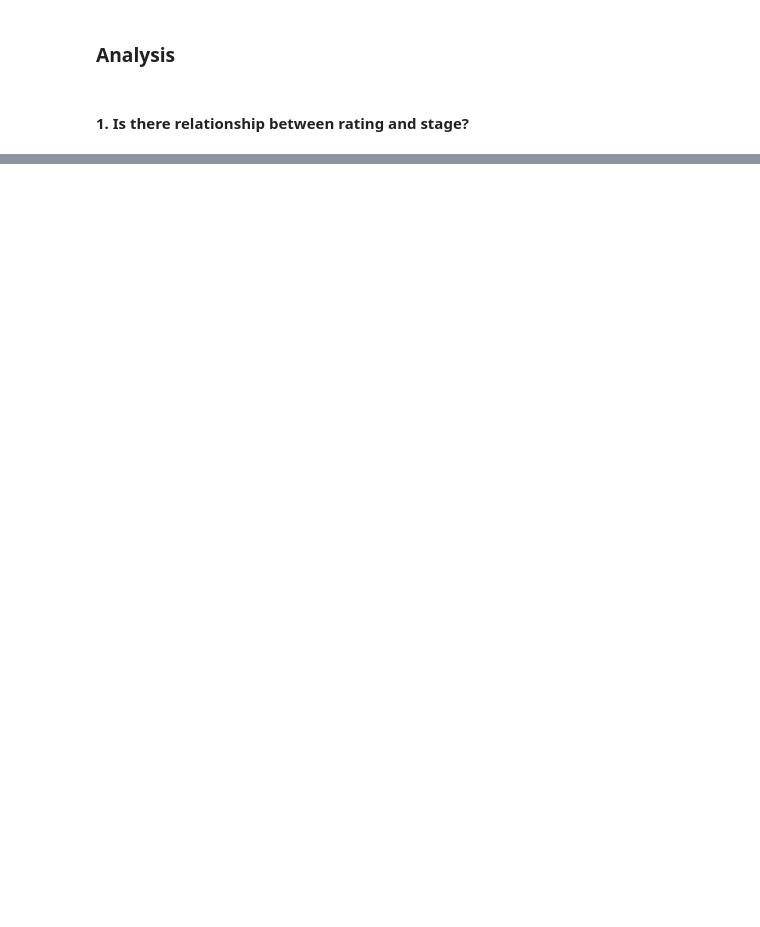
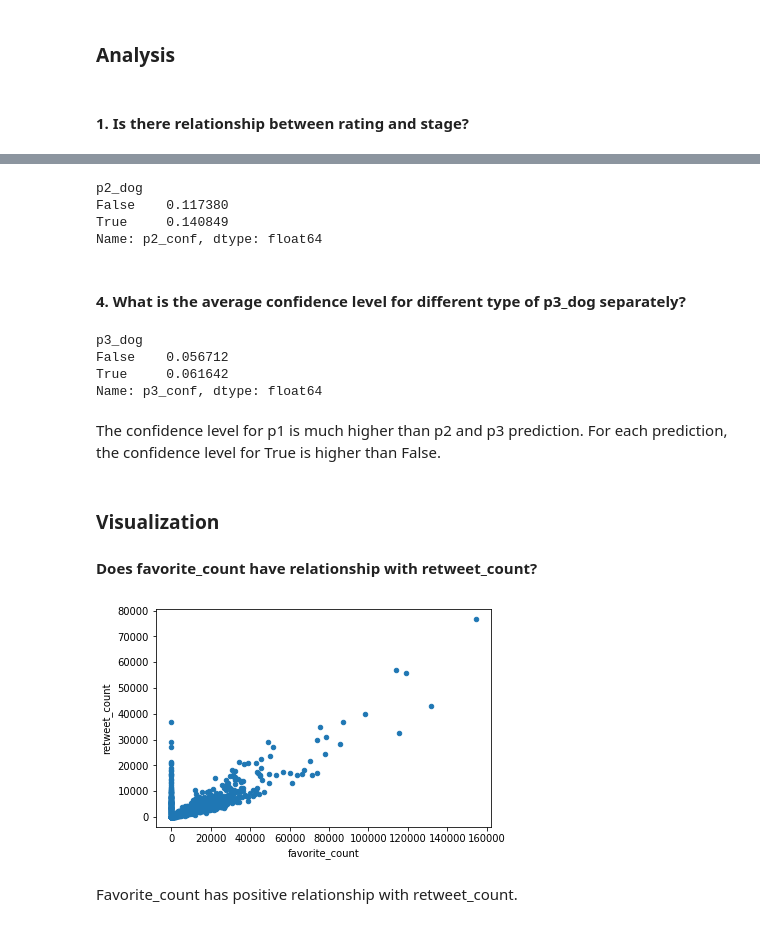
Before and after one commit to mengxuanlu/Analyze_WeRateDog, a Jupyter notebook: wrangle_act.ipynb, the cells around one changed output, grey strips where cells are left out. Drawn from its saved outputs; the diff is of its cells as text; code cells hidden in the pictures; blank space fills up the shorter version.

```diff
--- a/wrangle_act.ipynb
+++ b/wrangle_act.ipynb
@@ -52,18 +52,18 @@ tweet_ids = twitter_archive['tweet_id']
 # %%
-# fail_id = {}
-# start = time.time()
-# with open ("tweet_json.txt", "w") as f:
-#     for tweet_id in tweet_ids:
-#         try:
-#             tweet = api.get_status(tweet_id, tweet_mode = 'extended')
-#             json_obj = json.dumps(tweet)
-#             f.write(json_obj + '\n')
-#         except tw.TweepError as e:
-#             print("Fail, no tweet found for {}".format(str(tweet_id)))
-#             fail_id[tweet_id] = e
-# end = time.time()
-# print("time used: {}".format(end-start))
-# print("fail_id: {}".format(fail_id))
+fail_id = {}
+start = time.time()
+with open ("tweet_json.txt", "w") as f:
+    for tweet_id in tweet_ids:
+        try:
+            tweet = api.get_status(tweet_id, tweet_mode = 'extended')
+            json_obj = json.dumps(tweet)
+            f.write(json_obj + '\n')
+        except tw.TweepError as e:
+            print("Fail, no tweet found for {}".format(str(tweet_id)))
+            fail_id[tweet_id] = e
+end = time.time()
+print("time used: {}".format(end-start))
+print("fail_id: {}".format(fail_id))
 # %%
 # read txt file to dataframe
 
@@ -669,0 +695,27 @@ twitter_archive_master.groupby(by = ['stage'])
+# %%
+twitter_archive_master.groupby(['p2_dog'])['p2_conf'].mean()
+# %% [output]
+p2_dog
+False    0.117380
+True     0.140849
+Name: p2_conf, dtype: float64
+# %% [markdown]
+#### 4. What is the average confidence level for different type of p3_dog separately?
+# %%
+twitter_archive_master.groupby(['p3_dog'])['p3_conf'].mean()
+# %% [output]
+p3_dog
+False    0.056712
+True     0.061642
+Name: p3_conf, dtype: float64
+# %% [markdown]
+The confidence level for p1 is much higher than p2 and p3 prediction. For each prediction, the confidence level for True is higher than False.
+# %% [markdown]
+### Visualization
+#### Does favorite_count have relationship with retweet_count?
+# %%
+twitter_archive_master.plot.scatter(x = 'favorite_count', y = 'retweet_count');
+# %% [output]
+[figure, added]
+# %% [markdown]
+Favorite_count has positive relationship with retweet_count.
```
Also changed, not shown: parts of 8 cells of this notebook.
